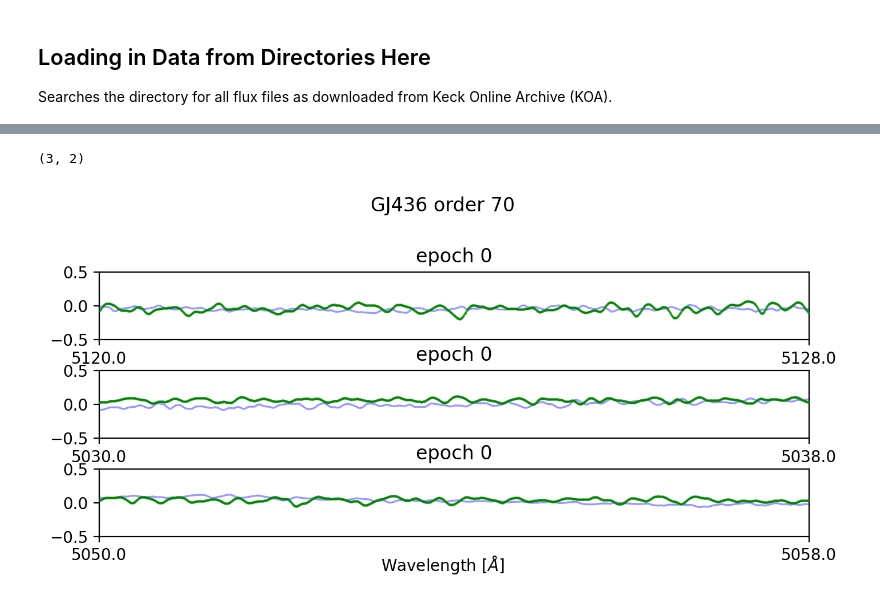
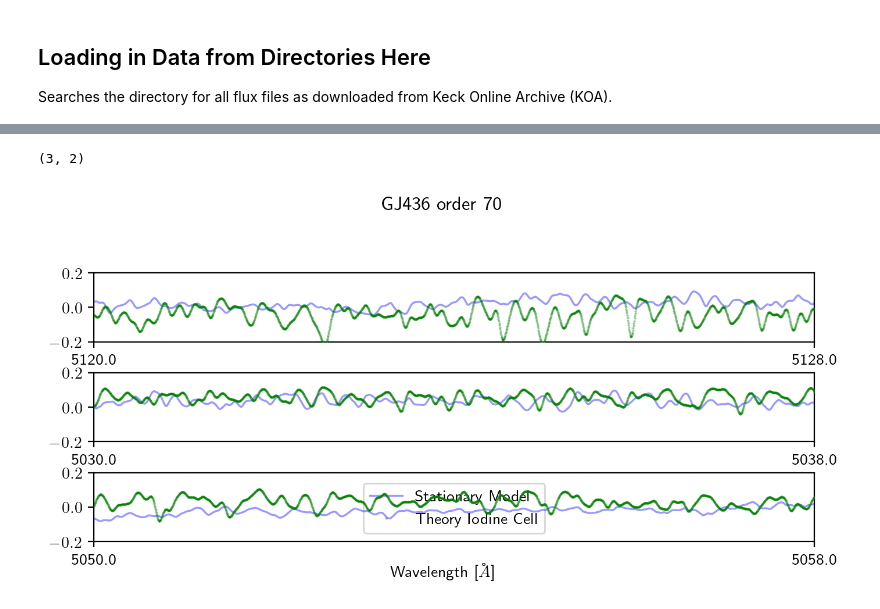
Before and after one commit to mdd423/wobble_jax, a Jupyter notebook: notebooks/03-gilese436.ipynb, the cells around one changed output, grey strips where cells are left out. Cells and saved outputs as stored; diff of their text form; code cells hidden in the pictures.

```diff
--- a/notebooks/03-gilese436.ipynb
+++ b/notebooks/03-gilese436.ipynb
@@ -538,4 +841,9 @@ def make_gascell_plot(axes,model,dataset,plt_epoch,device,lrange):
 # %%
-model.fit()
-model.display()
+f_info = model[0][0].f_info(model, dataset, cpus[0])
+dvddx = jnp.array(
+    [jax.grad(jabble.physics.velocities)(x) for x in model[0][0].p]
+)
+rv_err = np.sqrt(1 / f_info) * dvddx
+
+rv_err2 = jabble.quickplay.get_RV_sigmas(model, dataset, cpus[0], rv_ind = [0,0])
 # %% [output]
@@ -640,7 +954,7 @@ cache_velocity = np.zeros(shape=(0,))
 cache_loss = np.zeros(shape=(0,))
 # %%
 # print(loss_grid)
-velocity_grid = np.linspace(700,900,2000).reshape(-1,100)*u.km/u.s
+velocity_grid = np.linspace(-10,10,100).reshape(-1,100)*u.km/u.s
 loss_grid = np.zeros(velocity_grid.shape)
 for velocity_ii in range(velocity_grid.shape[0]):
     shift_grid = jabble.physics.shifts(velocity_grid[velocity_ii,:].to(u.m/u.s).value)[None,:]
@@ -654,4 +968,34 @@ gas_model[0].p = gas_model[0].p.at[0].set(jabble.physics.shifts(cache_velocity[c
 plt.plot(cache_velocity[cache_index],cache_loss[cache_index],'.r')
 plt.plot(cache_velocity,cache_loss)
 plt.show()
+
+def make_gascell_plot(axes,model,dataset,plt_epoch,device,lrange):
+
+    model.fix()
+    datablock,metablock = dataset.blockify(device)
+
+    datarow = datablock.ele(plt_epoch).to_device(device)
+    metarow = metablock.ele(plt_epoch).to_device(device)
+
+
+    xplot = np.linspace(np.log(lrange.min()),np.log(lrange.max()),\
+                        dataset.xs[plt_epoch].shape[0]*10)
+
+    yplot_norm_tell = model([],xplot,metarow)
+    # yhat_norm = model[2]([],dataset.xs[plt_epoch][~datarow["mask"]],datarow['meta'])
+    # velocity = jabble.physics.velocities(model[0][0].p[plt_epoch])
+
+    # Stellar Model
+    # Telluric M
+    axes.plot(xplot,yplot_norm_tell,'-b',linewidth=1.2,zorder=10,alpha=0.4,ms=3,label='Stationary Model')
+
+    axes.plot(datarow['xs'],datarow['ys'],'.g',zorder=10,alpha=0.4,ms=1,label='Theory Iodine Cell')
+    plt.legend()
+
+    # axes.set_ylim(-1.2,0.5)
+    axes.set_xticks(np.log(lrange))
+    axes.set_xticklabels(['{:0.1f}'.format(x) for x in lrange])
+    axes.set_xlim(np.log(lrange.min()),np.log(lrange.max()))
+
+    return axes
 # %% [output]
@@ -666,33 +1010,33 @@ fig, axes = plt.subplots(lrange.shape[0],1,figsize=(8,3),sharex=False,sharey='ro
                              facecolor=(1, 1, 1),dpi=200)
 
 plt.subplots_adjust(wspace=0.3)
 model.to_device(cpus[0])
 dataset.to_device(cpus[0])
 
 guess_vel = 0
 guess_shift = jabble.physics.shifts(guess_vel)
 
 epoch_str = ''
 # lrange = l_plt*np.ones(len(rv_inds))[:,None] + np.arange(-2,2,2)[None,:]
 for ii,plt_epoch in enumerate(plt_epoches):
 
     axes[ii] = make_gascell_plot(axes[ii],
                                  gas_model,gas_dataset,plt_epoch,cpus[0],lrange[ii,:])
     # residuals  = 0.5*(np.log(gas_conv)-np.log(gas_conv).mean()) - model[1][1]([],np.log(iodine_tbl['wiod']))
     # axes[ii,1].step(,where='mid')
     # make_subplot(axes[:,ii],model,dataset,plt_epoch,cpus[0],lrange[:,0])
-    axes[ii].set_title('epoch {}'.format(plt_epoch))
-    axes[ii].set_ylim(-0.5,0.5)
+    # axes[ii].set_title('epoch {}'.format(plt_epoch))
+    axes[ii].set_ylim(-0.2,0.2)
     epoch_str += '.' + str(plt_epoch)
 plt.subplots_adjust(hspace=0.45)
 
 plt_name = os.path.join(out_dir,"{}_spectra_l{}-{}_e{}_o{}.png".format(star_name,\
                                                                        lrange.min(),lrange.max(),\
                                                                        epoch_str,echelle_order))
 
 fig.suptitle('{} order {}'.format(star_name,echelle_order),y=1.1)
 fig.text(0.5, 0.01, 'Wavelength [$\\AA$]', ha='center')
 plt.show()
 # %% [output]
 (3, 2)
-[figure, old version]
+[figure, new version]
```
Also changed, not shown: parts of 22 cells of this notebook, 6 other files.
